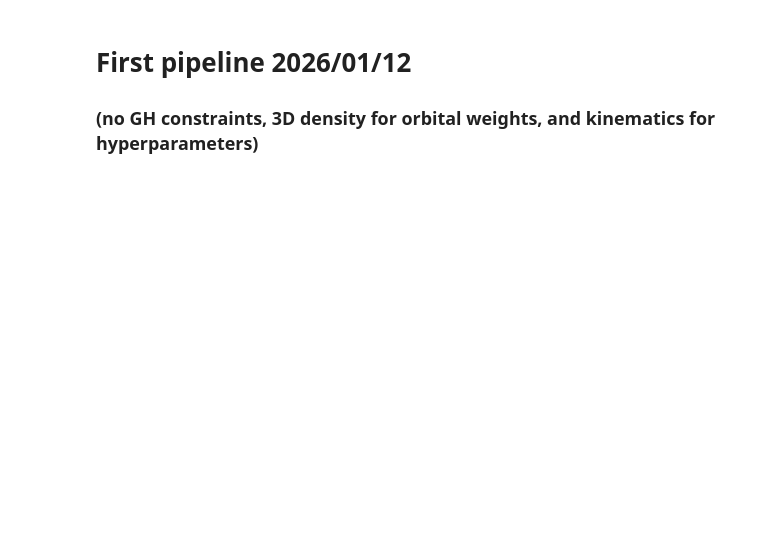
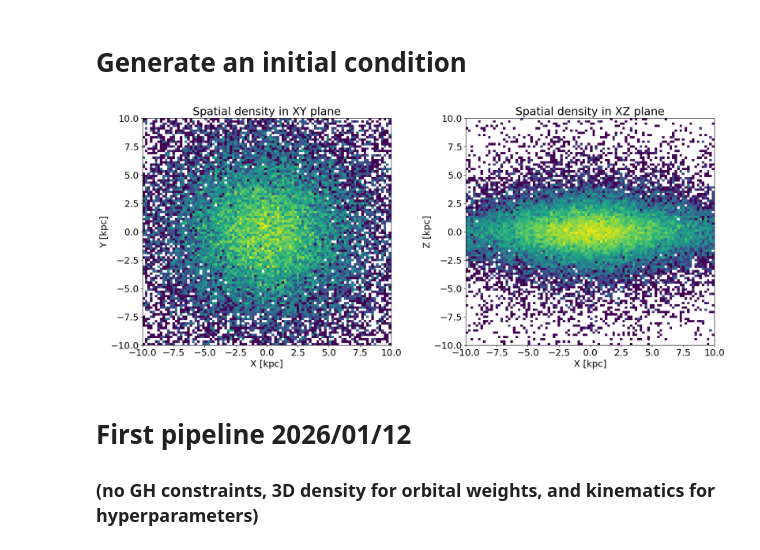
Before and after one commit to David-Chemaly/SchwarMAX, a Jupyter notebook: main.ipynb, the cells around one changed output. Saved outputs shown, nothing was run; the diff lists cells and outputs as text; code cells hidden in the pictures; blank space fills up the shorter version.

```diff
--- a/main.ipynb
+++ b/main.ipynb
@@ -1,3 +119,44 @@
+# %% [markdown]
+# Generate an initial condition
+# %%
+import agama
+agama.setUnits(mass=1, length=1, velocity=1)
+import numpy as np
+import matplotlib.pyplot as plt
+import matplotlib as mpl
+import pandas as pd
+
+logM_disc = np.log10(5e10)
+scaleRadius_disc = 4.0
+scaleHeight_disc = 2.
+
+pot_disc = agama.Potential(type='MiyamotoNagai', mass=10**logM_disc, scaleRadius=scaleRadius_disc, scaleHeight=scaleHeight_disc)
+
+posvel, mass = pot_disc.sample(int(5e4))
+
+fig, ax = plt.subplots(1,2, figsize = (20, 8), gridspec_kw={'hspace':0.4, 'wspace':0.3})
+ax[0].hist2d(posvel[:,0], posvel[:,1], bins=100, range=[[-10,10],[-10,10]], norm=mpl.colors.LogNorm(), cmap='viridis')
+ax[0].set_title('Spatial density in XY plane')
+ax[0].set_xlabel('X [kpc]')
+ax[0].set_ylabel('Y [kpc]')
+
+ax[1].hist2d(posvel[:,0], posvel[:,2], bins=100, range=[[-10,10],[-10,10]], norm=mpl.colors.LogNorm(), cmap='viridis')
+ax[1].set_title('Spatial density in XZ plane')
+ax[1].set_xlabel('X [kpc]')
+ax[1].set_ylabel('Z [kpc]')
+
+ic_dict = {
+    'x': posvel[:,0],
+    'y': posvel[:,1],
+    'z': posvel[:,2],
+    'mass': mass
+}
+
+# with open('/home/hz420/python_script/SchwarMAX/mock_initial_conditions_xyz.pkl', 'wb') as f:
+#     pickle.dump(ic_dict, f)
+pd.DataFrame(ic_dict).to_csv('/home/hz420/python_script/SchwarMAX/mock_initial_conditions_xyz.csv', index=False)
+# %% [output]
+[figure, added]
 # %% [markdown]
 # First pipeline 2026/01/12
 ### (no GH constraints, 3D density for orbital weights, and kinematics for hyperparameters)
```
Also changed, not shown: parts of 34 cells of this notebook, 13 other files.
